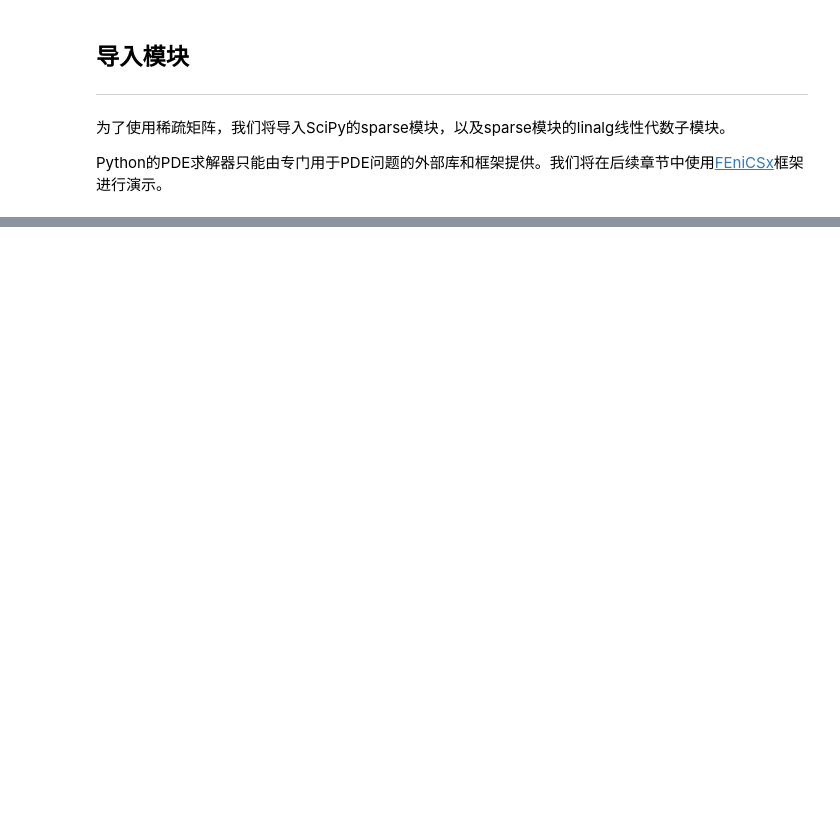
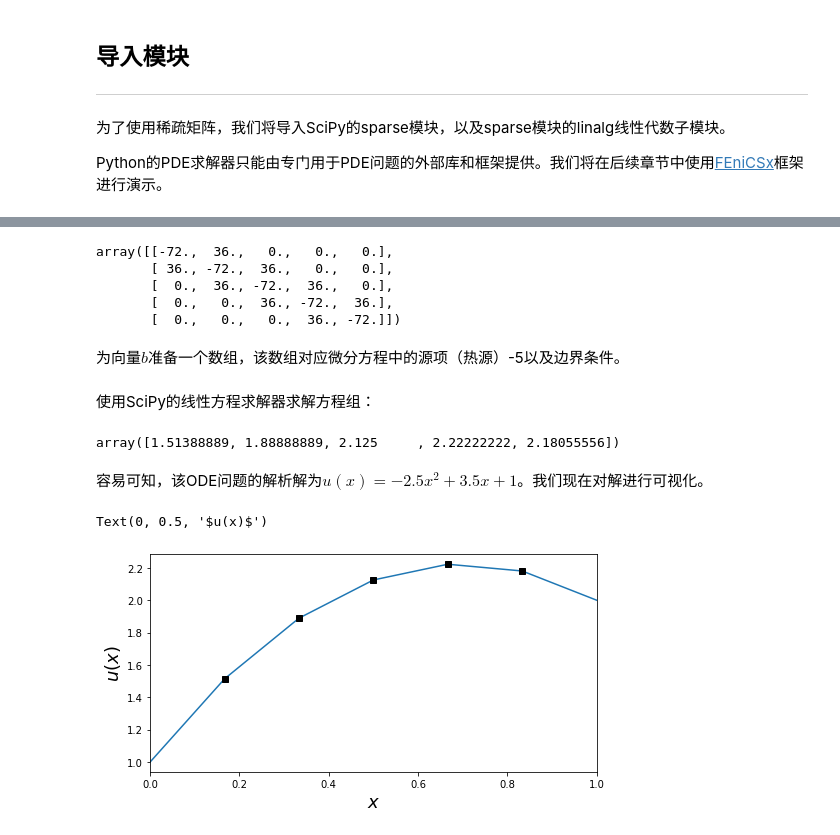
Before and after one commit to sim42/SCML, a Jupyter notebook: Chapter07/3. 偏微分方程.ipynb, the cells around one changed output, grey strips where cells are left out. Drawn from its saved outputs; the diff is of its cells as text; code cells hidden in the pictures; blank space fills up the shorter version.

```diff
--- a/Chapter07/3. 偏微分方程.ipynb
+++ b/Chapter07/3. 偏微分方程.ipynb
@@ -27,0 +84,4 @@ import scipy.linalg as la
+# %%
+N = 5
+u0, u1 = 1., 2.
+dx = 1.0 / (N + 1)
@@ -27,0 +90,39 @@ import scipy.linalg as la
+# %%
+A = (np.eye(N, k=-1) - 2 * np.eye(N) + np.eye(N, k=1)) / dx**2
+A
+# %% [output]
+array([[-72.,  36.,   0.,   0.,   0.],
+       [ 36., -72.,  36.,   0.,   0.],
+       [  0.,  36., -72.,  36.,   0.],
+       [  0.,   0.,  36., -72.,  36.],
+       [  0.,   0.,   0.,  36., -72.]])
+# %% [markdown]
+为向量$b$准备一个数组，该数组对应微分方程中的源项（热源）-5以及边界条件。
+# %%
+d = -5 * np.ones(N)
+d[0] -= u0 / dx**2
+d[N-1] -= u1 / dx**2
+# %% [markdown]
+使用SciPy的线性方程求解器求解方程组：
+# %%
+u = np.linalg.solve(A, d)
+u
+# %% [output]
+array([1.51388889, 1.88888889, 2.125     , 2.22222222, 2.18055556])
+# %% [markdown]
+容易可知，该ODE问题的解析解为$u(x) = -2.5 x^2 + 3.5x + 1$。我们现在对解进行可视化。
+# %%
+f = lambda x: -2.5*x**2 + 3.5*x + 1
+
+x = np.linspace(0, 1, N+2)
+U = np.hstack([[u0], u, [u1]])
+
+fig, ax = plt.subplots(figsize=(8, 4))
+ax.plot(x, f(x))
+ax.plot(x[1:-1], u, 'ks')
+ax.set_xlim(0, 1)
+ax.set_xlabel(r"$x$", fontsize=18)
+ax.set_ylabel(r"$u(x)$", fontsize=18)
+# %% [output]
+Text(0, 0.5, '$u(x)$')
+[figure, added]
```
Also changed, not shown: parts of 28 cells of this notebook, 2 other files.
